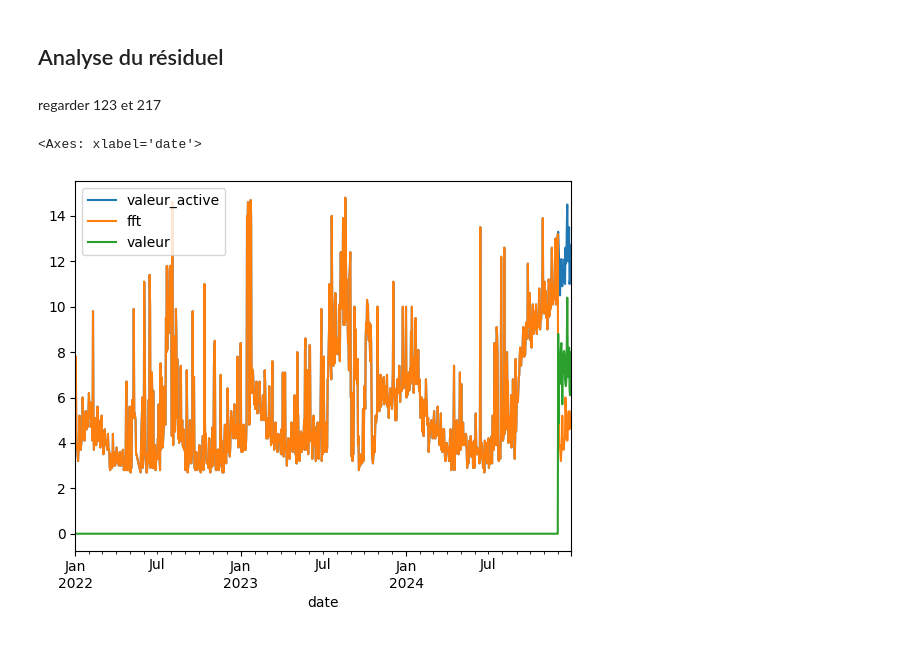
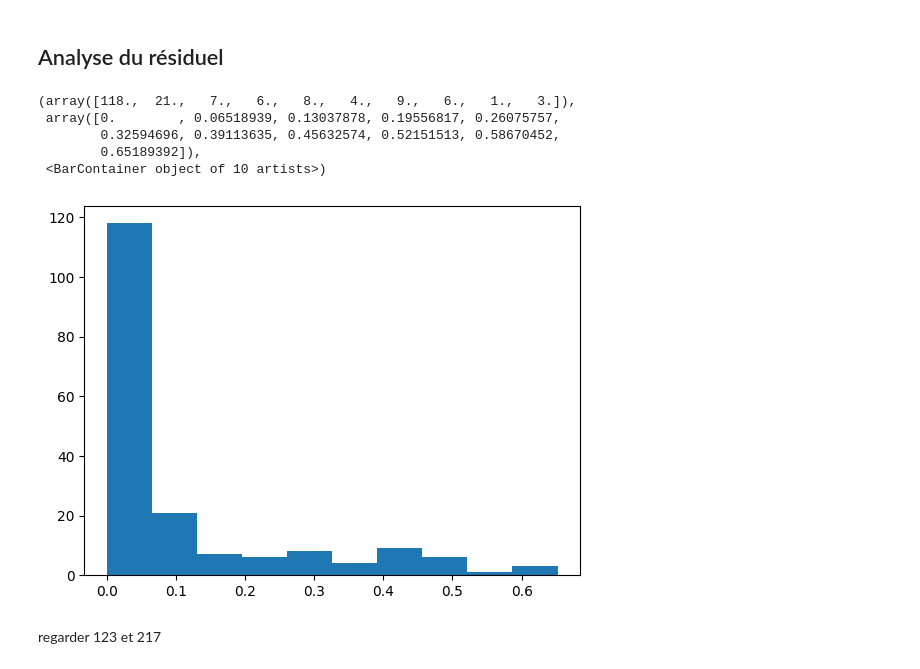
Before and after one commit to montagneForEver/ML_consommation_eau, a Jupyter notebook: exploration_finale.ipynb, the cells around one changed output. Cells and saved outputs as stored; diff of their text form; code cells hidden in the pictures.

Commit message:
metric en place

```diff
--- a/exploration_finale.ipynb
+++ b/exploration_finale.ipynb
@@ -733,16 +733,43 @@ def decompose_fft(group, window=30):
 
     return group
 # %%
-data_with_fft = data_resampled.groupby('libelle', group_keys=False).apply(decompose_fft)
-data_with_fft['valeur']=data_with_fft['valeur_active']-data_with_fft['fft']
+window=30
+data_with_fft = data_resampled.groupby('libelle', group_keys=False).apply(decompose_fft, window=window)
+# %%
+data_with_fft['valeur_pred']=data_with_fft['valeur_active']-data_with_fft['fft']
 # %% [markdown]
 ## Analyse du résiduel
+# %%
+def positive_increasing_variance_score(group, window, eps=1e-12):
+    group = group.sort_values("date")
+
+    if len(group) < window + 1:
+        return np.nan
+
+    serie = group["valeur_pred"].iloc[-window:].to_numpy()
+    ds = np.diff(serie)
+
+    mask = (serie[:-1] > 0) & (ds > 0)
+
+    num = np.sum(ds[mask] ** 2)
+    den = np.sum(ds ** 2) + eps
+
+    return num / den
+# %%
+metric_fuite = (
+    data_with_fft
+    .groupby("libelle")
+    .apply(positive_increasing_variance_score, window=window)
+    .reset_index(name="metric")
+)
+# %%
+plt.hist(metric_fuite['metric'])
+# %% [output]
+(array([118.,  21.,   7.,   6.,   8.,   4.,   9.,   6.,   1.,   3.]),
+ array([0.        , 0.06518939, 0.13037878, 0.19556817, 0.26075757,
+        0.32594696, 0.39113635, 0.45632574, 0.52151513, 0.58670452,
+        0.65189392]),
+ <BarContainer object of 10 artists>)
+[figure, added]
 # %% [markdown]
 regarder 123 et 217
-# %%
-libelle="ID_123"
-serief=data_with_fft[data_with_stl['libelle']==libelle].set_index('date').copy()
-serief.plot()
-# %% [output]
-<Axes: xlabel='date'>
-[figure, removed]
```
Also changed, not shown: parts of 3 cells of this notebook, 1 other file.
